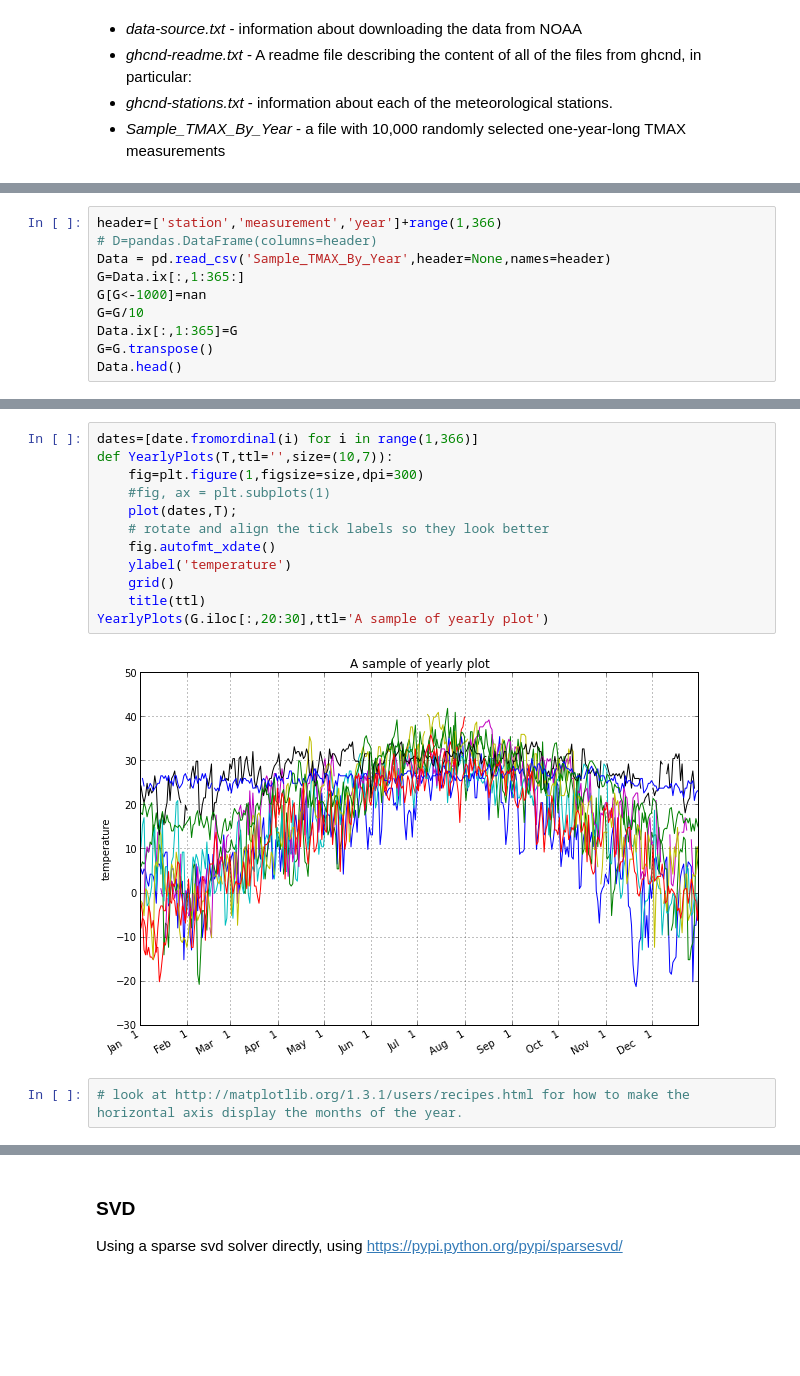
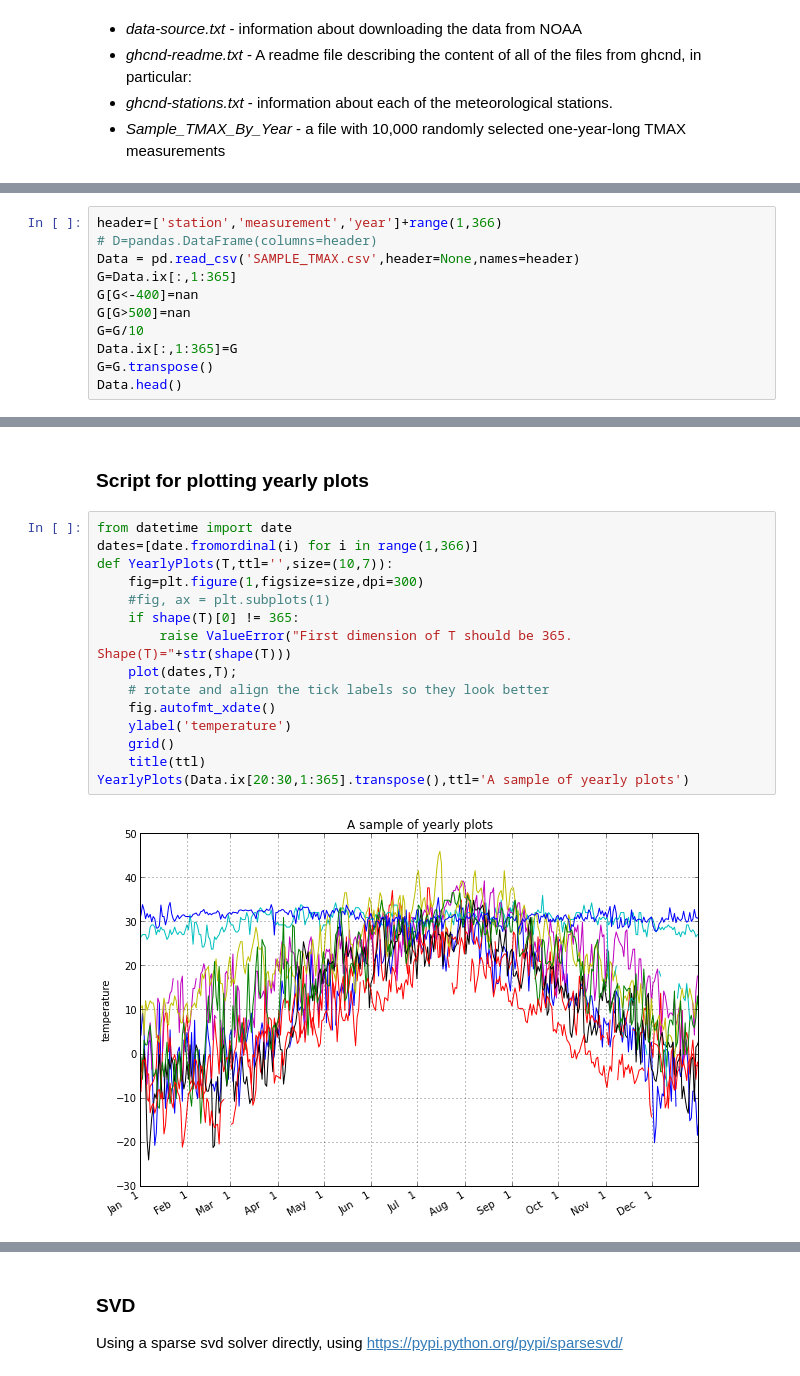
Before and after one commit to yoavfreund/UCSD_BigData, a Jupyter notebook: notebooks/weather/Weather Analysis.ipynb, the cells around one changed output, grey strips where cells are left out. Drawn from its saved outputs; the diff is of its cells as text; blank space fills up the shorter version.

```diff
--- a/notebooks/weather/Weather Analysis.ipynb
+++ b/notebooks/weather/Weather Analysis.ipynb
@@ -61,9 +64,10 @@ US1KYHY0006,TMAX,1994,56,67,56,39,-11,28,-9999,83,-33,17,94,50,78,50,-22,-83,17,
 # %%
 header=['station','measurement','year']+range(1,366)
 # D=pandas.DataFrame(columns=header)
-Data = pd.read_csv('Sample_TMAX_By_Year',header=None,names=header)
-G=Data.ix[:,1:365:]
-G[G<-1000]=nan
+Data = pd.read_csv('SAMPLE_TMAX.csv',header=None,names=header)
+G=Data.ix[:,1:365]
+G[G<-400]=nan
+G[G>500]=nan
 G=G/10
 Data.ix[:,1:365]=G
 G=G.transpose()
@@ -81,16 +93,19 @@ plot a sample of rows.
+# %% [markdown]
+### Script for plotting yearly plots ###
 # %%
+from datetime import date
 dates=[date.fromordinal(i) for i in range(1,366)]
 def YearlyPlots(T,ttl='',size=(10,7)):
     fig=plt.figure(1,figsize=size,dpi=300)
     #fig, ax = plt.subplots(1)
+    if shape(T)[0] != 365:
+        raise ValueError("First dimension of T should be 365. Shape(T)="+str(shape(T)))
     plot(dates,T);
     # rotate and align the tick labels so they look better
     fig.autofmt_xdate()
     ylabel('temperature')
     grid()
     title(ttl)
-YearlyPlots(G.iloc[:,20:30],ttl='A sample of yearly plot')
+YearlyPlots(Data.ix[20:30,1:365].transpose(),ttl='A sample of yearly plots')
 # %% [output]
-[figure, old version]
+[figure, new version]
-# %%
-# look at http://matplotlib.org/1.3.1/users/recipes.html for how to make the horizontal axis display the months of the year.
```
Also changed, not shown: parts of 64 cells of this notebook.
